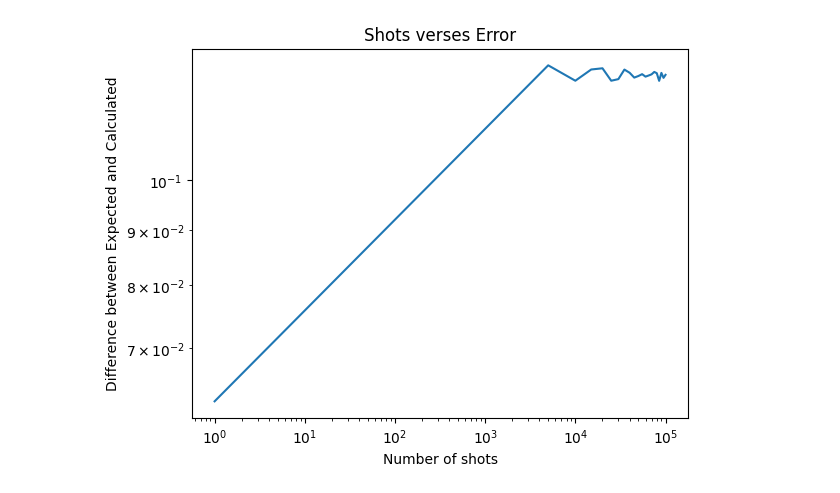
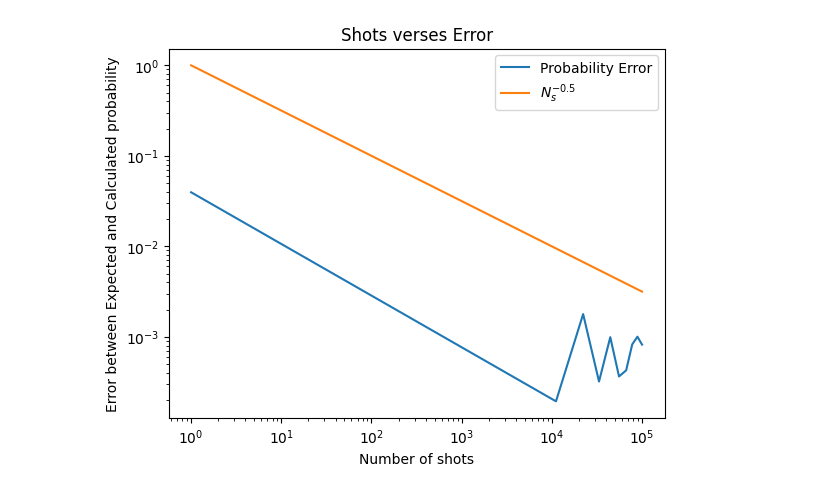
Before and after one commit to paulbruzzi/quantum-linear-algebra, a Jupyter notebook: Hadamard_Test.ipynb, the cells around one changed output. Cells and saved outputs as stored; diff of their text form; code cells hidden in the pictures.

Commit message:
Probability Graphs

```diff
--- a/Hadamard_Test.ipynb
+++ b/Hadamard_Test.ipynb
@@ -12,4 +12,5 @@ from numpy import pi
 import numpy as np
 import matplotlib.pyplot as plt
 # %%
+angle = 0.5625
 testing_angle = 9*pi/8
@@ -40,7 +50,7 @@ qc2.draw("mpl")
 # %%
 backend = BasicSimulator()
 
-num_of_shots = 10000000
+num_of_shots = 100000
 
 result = backend.run(qc, shots=num_of_shots).result()
 counts = result.get_counts()
@@ -72,0 +95,28 @@ What we want:  0.5625
+# %%
+backend = BasicSimulator()
+
+angles = np.linspace(0, 1, 100)
+prob0 = []
+prob1 = []
+expected_phi = angles
+for ang in angles:
+    circ = recircuit(ang)
+    num_of_shots = int(num_of_shots)
+    counts = backend.run(circ, shots=num_of_shots).result().get_counts()
+    prob0val = counts.get('0')
+    prob1val = counts.get('1')
+    if prob0val is not None and prob1val is not None:
+        prob0.append(counts['0']/num_of_shots)
+        prob1.append(counts['1']/num_of_shots)
+    elif prob0val is None:
+        prob0.append(0)
+        prob1.append(counts['1']/num_of_shots)
+    elif prob1val is None:
+        prob1.append(0)
+        prob0.append(counts['0']/num_of_shots)
+plt.plot(angles, prob0, label = 'Probability of measuring 0')
+plt.plot(angles, prob1, label = 'Probability of measuring 1')
+plt.xlabel('Angle $\phi$')
+plt.ylabel('Probability')
+plt.legend(loc = 'upper right')
+plt.show()
@@ -73,23 +125,25 @@ What we want:  0.5625
 # %%
 # Construct a graph of error verses number of shots
 backend = BasicSimulator()
 
-trials = np.linspace(1, 10**5, 21)
+trials = np.linspace(1, 10**5, 10)
+Ns = []
 error_diff = []
 expected_phi = testing_angle / (2*pi)
 for num_of_shots in trials:
     # for some reason python doesn't believe I made it an int
     num_of_shots = int(num_of_shots)
     counts = backend.run(qc, shots=num_of_shots).result().get_counts()
     re = 1-(2*counts['1']/num_of_shots)
     phi = np.arccos(re)/(2*pi)
-    error_diff.append( abs(phi-expected_phi) )
-plt.plot(trials, error_diff)
+    error_diff.append( (abs(np.sin(angle*pi)**2-(counts['1']/num_of_shots)))/np.sin(angle*pi)**2 )
+    Ns.append(num_of_shots**(-0.5))
+plt.loglog(trials, error_diff, label = 'Probability Error')
+plt.loglog(trials, Ns, label = '$N_s^{-0.5}$')
 plt.title("Shots verses Error")
 plt.xlabel("Number of shots")
-plt.ylabel("Difference between Expected and Calculated")
-plt.xscale("log")
-plt.yscale("log")
+plt.ylabel("Error between Expected and Calculated probability")
+plt.legend(loc='upper right')
 plt.show()
 # %% [output]
-[figure, old version]
+[figure, new version]
```
Also changed, not shown: parts of 11 cells of this notebook.
